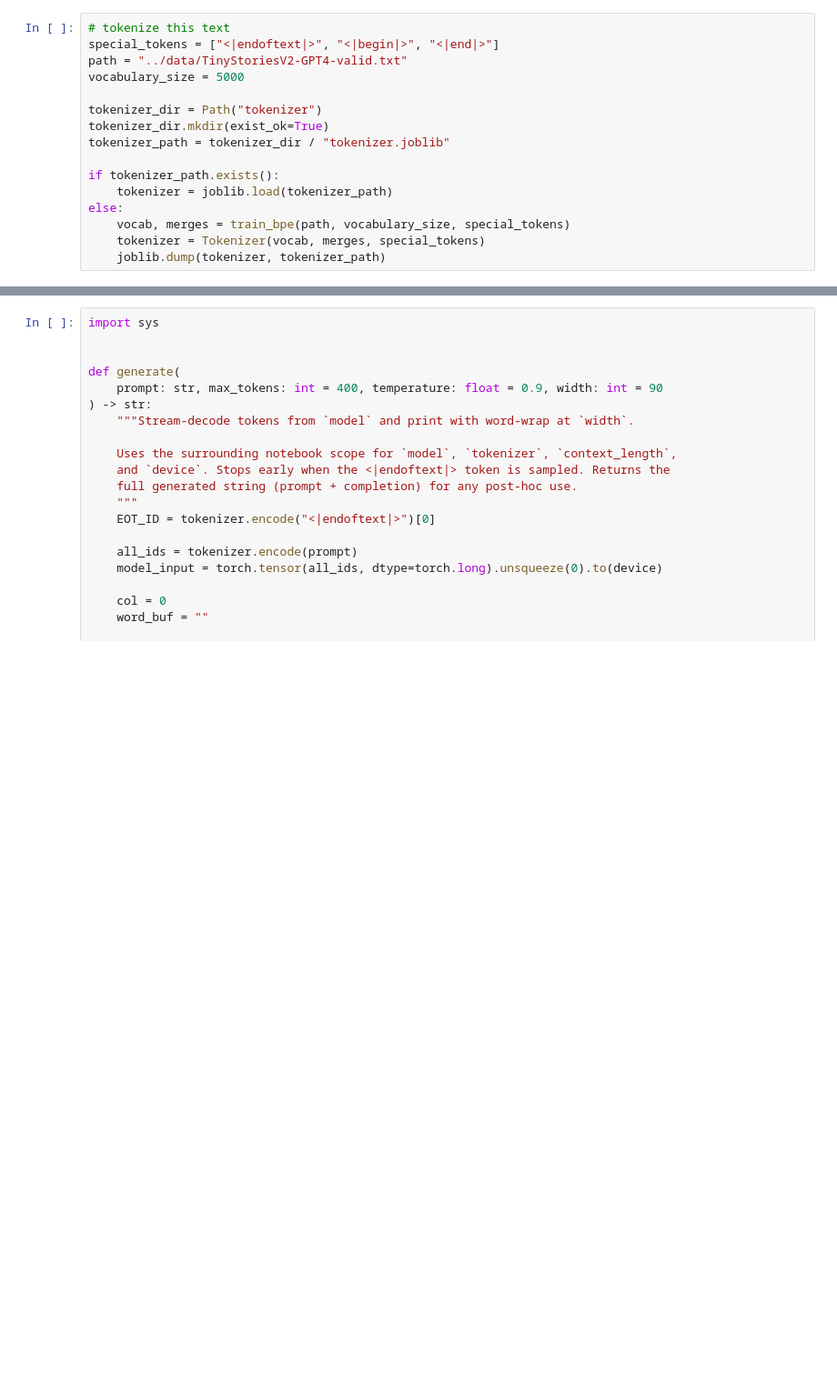
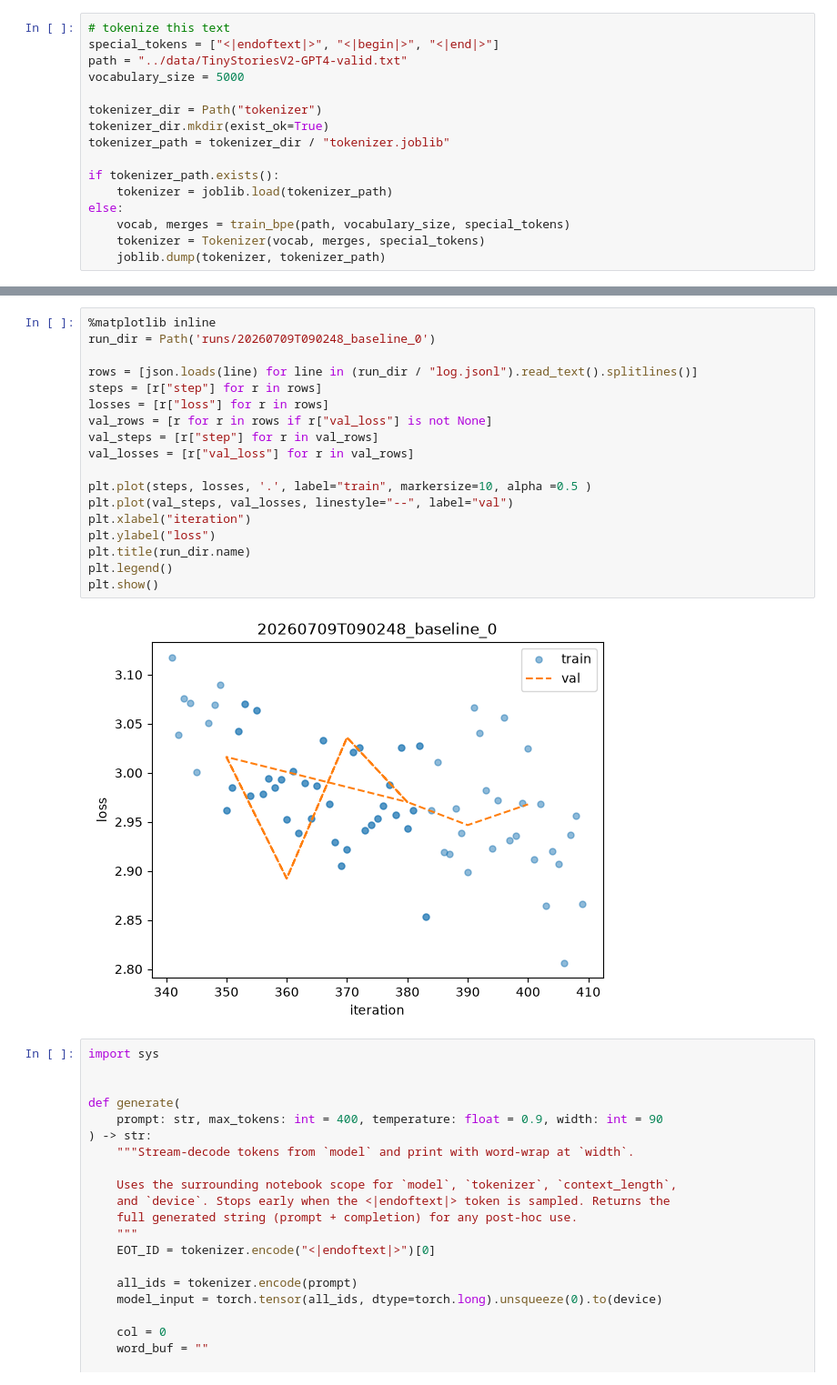
Before and after one commit to ocanphys/transformer, a Jupyter notebook: training.ipynb, the cells around one changed output, grey strips where cells are left out. Shown at 91% size. Cells and saved outputs as stored; diff of their text form; blank space fills up the shorter version.

```diff
--- a/training.ipynb
+++ b/training.ipynb
@@ -199,3 +111,23 @@ run_iterations
+# %%
+%matplotlib inline
+run_dir = Path('runs/20260709T090248_baseline_0')
+
+rows = [json.loads(line) for line in (run_dir / "log.jsonl").read_text().splitlines()]
+steps = [r["step"] for r in rows]
+losses = [r["loss"] for r in rows]
+val_rows = [r for r in rows if r["val_loss"] is not None]
+val_steps = [r["step"] for r in val_rows]
+val_losses = [r["val_loss"] for r in val_rows]
+
+plt.plot(steps, losses, '.', label="train", markersize=10, alpha =0.5 )
+plt.plot(val_steps, val_losses, linestyle="--", label="val")
+plt.xlabel("iteration")
+plt.ylabel("loss")
+plt.title(run_dir.name)
+plt.legend()
+plt.show()
+# %% [output]
+[figure, added]
 # %%
 import sys
 
```
Also changed, not shown: parts of 12 cells of this notebook, 4 other files.
